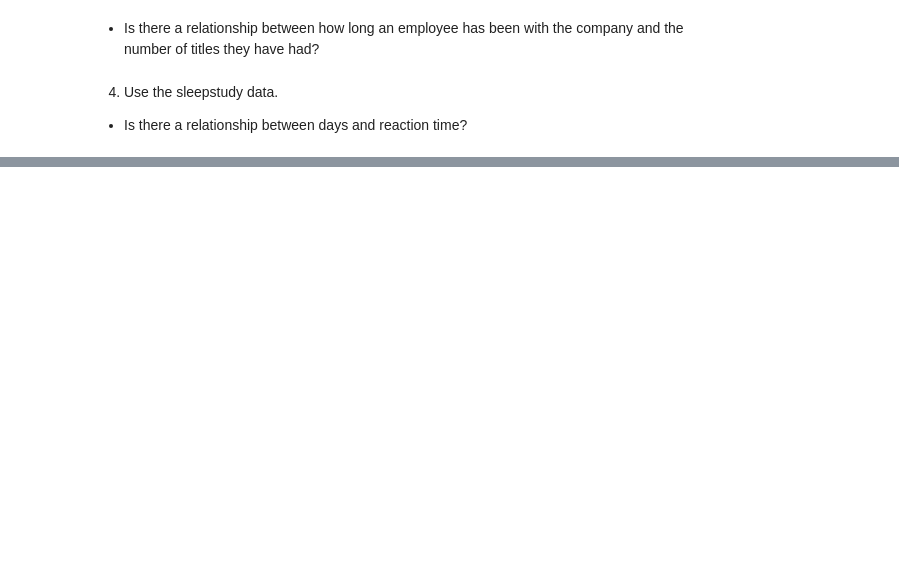
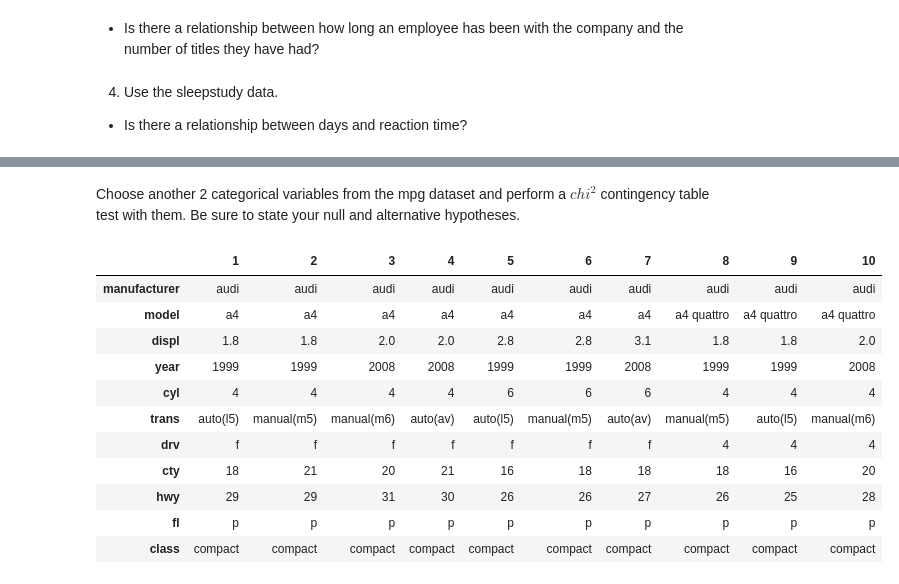
Before and after one commit to annie-carter/statistics-exercises, a Jupyter notebook: hypothesis_testing.ipynb, the cells around one changed output, grey strips where cells are left out. Drawn from its saved outputs; the diff is of its cells as text; code cells hidden in the pictures; blank space fills up the shorter version.

Commit message:
#updated hyp test

```diff
--- a/hypothesis_testing.ipynb
+++ b/hypothesis_testing.ipynb
@@ -454,0 +424,19 @@ AttributeError: 'DataFrame' object has no attribute 'salary'
+# %% [markdown]
+Choose another 2 categorical variables from the mpg dataset and perform a $chi^2$ contingency table test with them. Be sure to state your null and alternative hypotheses.
+# %%
+from pydataset import data
+mpg = data('mpg')
+mpg.head(10).T
+# %% [output]
+|  | 1 | 2 | 3 | 4 | 5 | 6 | 7 | 8 | 9 | 10 |
+| manufacturer | audi | audi | audi | audi | audi | audi | audi | audi | audi | audi |
+| model | a4 | a4 | a4 | a4 | a4 | a4 | a4 | a4 quattro | a4 quattro | a4 quattro |
+| displ | 1.8 | 1.8 | 2.0 | 2.0 | 2.8 | 2.8 | 3.1 | 1.8 | 1.8 | 2.0 |
+| year | 1999 | 1999 | 2008 | 2008 | 1999 | 1999 | 2008 | 1999 | 1999 | 2008 |
+| cyl | 4 | 4 | 4 | 4 | 6 | 6 | 6 | 4 | 4 | 4 |
+| trans | auto(l5) | manual(m5) | manual(m6) | auto(av) | auto(l5) | manual(m5) | auto(av) | manual(m5) | auto(l5) | manual(m6) |
+| drv | f | f | f | f | f | f | f | 4 | 4 | 4 |
+| cty | 18 | 21 | 20 | 21 | 16 | 18 | 18 | 18 | 16 | 20 |
+| hwy | 29 | 29 | 31 | 30 | 26 | 26 | 27 | 26 | 25 | 28 |
+| fl | p | p | p | p | p | p | p | p | p | p |
+| class | compact | compact | compact | compact | compact | compact | compact | compact | compact | compact |
```
Also changed, not shown: parts of 38 cells of this notebook, 1 other file.
